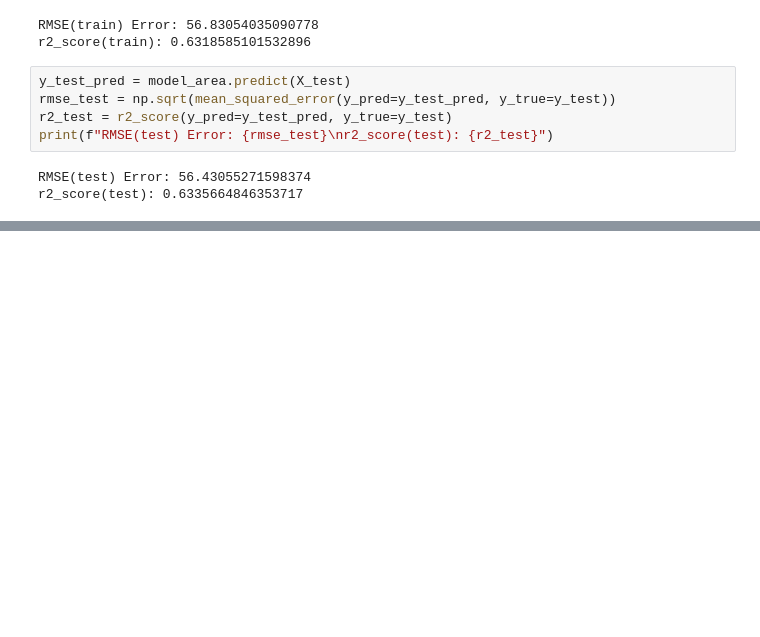
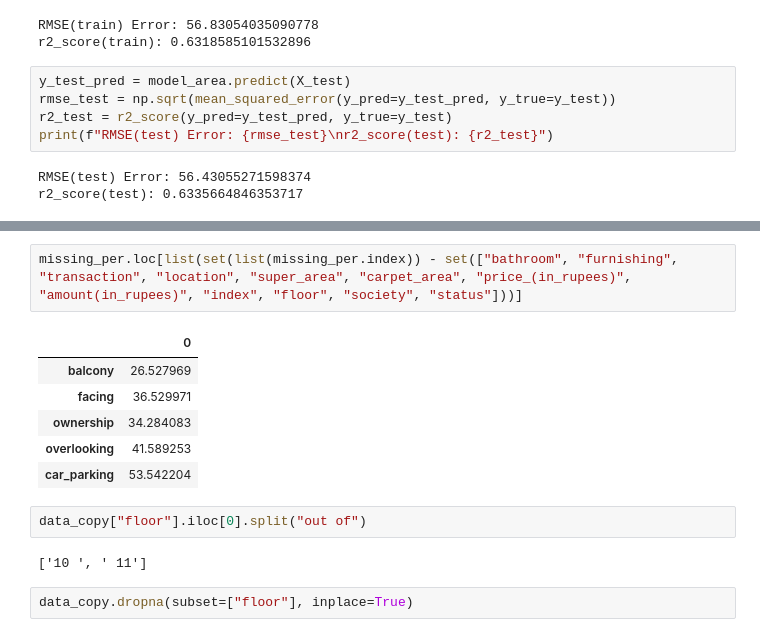
Before and after one commit to Ak62007/ML_Work, a Jupyter notebook: Linear_Regression_and_Decision_Tree_Regressors/notebooks/linear_regression.ipynb, the cells around one changed output, grey strips where cells are left out. Saved outputs shown, nothing was run; the diff lists cells and outputs as text; blank space fills up the shorter version.

```diff
--- a/Linear_Regression_and_Decision_Tree_Regressors/notebooks/linear_regression.ipynb
+++ b/Linear_Regression_and_Decision_Tree_Regressors/notebooks/linear_regression.ipynb
@@ -1322,0 +1392,15 @@ r2_score(test): 0.6335664846353717
+# %%
+missing_per.loc[list(set(list(missing_per.index)) - set(["bathroom", "furnishing", "transaction", "location", "super_area", "carpet_area", "price_(in_rupees)", "amount(in_rupees)", "index", "floor", "society", "status"]))]
+# %% [output]
+|  | 0 |
+| balcony | 26.527969 |
+| facing | 36.529971 |
+| ownership | 34.284083 |
+| overlooking | 41.589253 |
+| car_parking | 53.542204 |
+# %%
+data_copy["floor"].iloc[0].split("out of")
+# %% [output]
+['10 ', ' 11']
+# %%
+data_copy.dropna(subset=["floor"], inplace=True)
```
Also changed, not shown: parts of 28 cells of this notebook.
